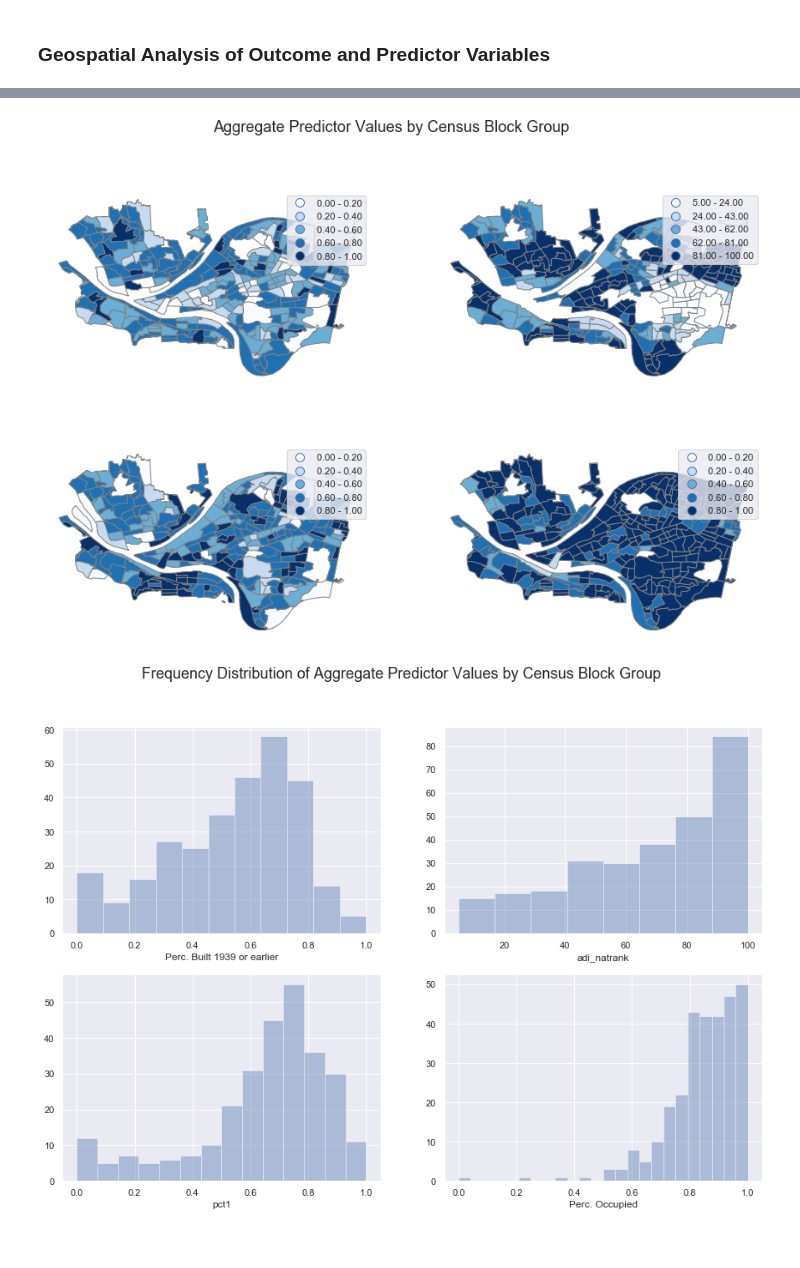
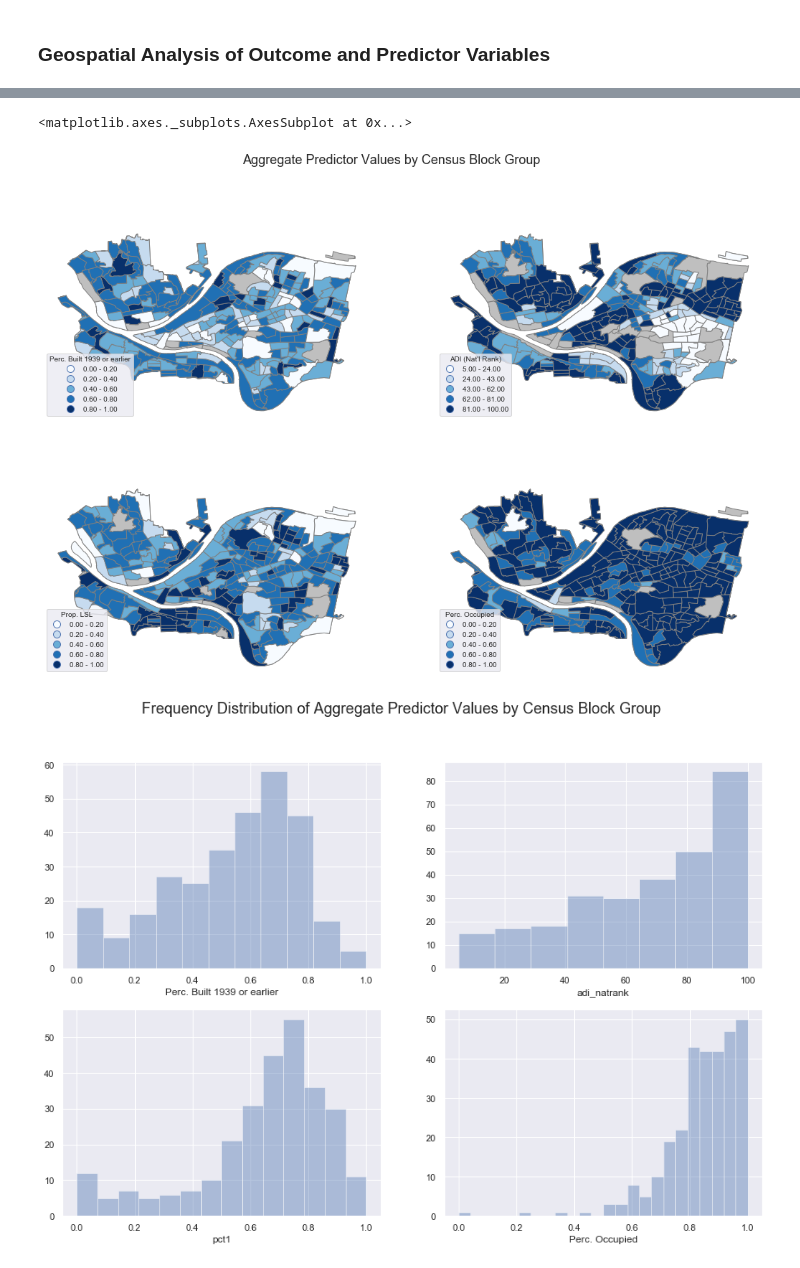
Before and after one commit to raanan-g/PHDL, a Jupyter notebook: GWR/GTLO.ipynb, the cells around one changed output, grey strips where cells are left out. Saved outputs shown, nothing was run; the diff lists cells and outputs as text; code cells hidden in the pictures.

```diff
--- a/GWR/GTLO.ipynb
+++ b/GWR/GTLO.ipynb
@@ -245,12 +242,12 @@ Progress: 99.91%   Fails 0
 # %% [markdown]
 ### Geospatial Analysis of Outcome and Predictor Variables
 # %%
-fig, (ax1,ax2) = plt.subplots(nrows=1, ncols=2, figsize=(20, 4))
+fig, (ax1,ax2) = plt.subplots(nrows=1, ncols=2, figsize=(18, 5))
 fig.suptitle('Aggregate Water Lead Levels by Census Block Group', fontsize=18)
+for ax in [ax1,ax2]:
+    ax = gwr.plot(color='0.75',edgecolor='grey',ax=ax)
+    ax.set_axis_off()
 
-ax1 = agg_df.dropna(subset=['medianPb']).plot(column='medianPb', scheme='equal_interval', cmap='Blues', linewidth=1, edgecolor='grey',legend=True, ax=ax1)
-ax2 = agg_df.dropna(subset=['madPb']).plot(column='madPb', scheme='equal_interval', cmap='Blues', linewidth=1, edgecolor='grey', legend=True, ax=ax2)
-
-for ax in [ax1,ax2]:
-    ax.set_axis_off()
+agg_df.dropna(subset=['medianPb']).plot(column='medianPb', scheme='equal_interval', cmap='Blues', linewidth=1, edgecolor='grey',legend=True,legend_kwds={'title':'Median Pb (norm.)','loc':'lower left','title_fontsize':12,'fontsize':12}, ax=ax1)
+agg_df.dropna(subset=['madPb']).plot(column='madPb', scheme='equal_interval', cmap='Blues', linewidth=1, edgecolor='grey', legend=True, legend_kwds={'title':'MAD Pb','loc':'lower left','title_fontsize':12,'fontsize':12}, ax=ax2)
 # %% [output]
@@ -258,5 +256,5 @@ for ax in [ax1,ax2]:
 # %%
-fig, (ax1,ax2) = plt.subplots(nrows=1, ncols=2, figsize=(10, 5))
+fig, (ax1,ax2) = plt.subplots(nrows=1, ncols=2, figsize=(10, 4))
 fig.suptitle('Aggregate Water Lead Levels by Census Block Group', fontsize=18)
 ax1 = sns.distplot(agg_df.dropna(subset=['medianPb'])['medianPb'],ax=ax1, kde=False)
 ax2 = sns.distplot(agg_df.dropna(subset=['madPb'])['madPb'],ax=ax2, kde=False)
@@ -265,16 +263,18 @@ ax2 = sns.distplot(agg_df.dropna(subset=['madPb'])['madPb'],ax=ax2, kde=False)
 # %%
-fig, ((ax1,ax2),(ax3,ax4)) = plt.subplots(nrows=2, ncols=2, figsize=(15, 10))
+fig, ((ax1,ax2),(ax3,ax4)) = plt.subplots(nrows=2, ncols=2, figsize=(18, 12))
 fig.suptitle('Aggregate Predictor Values by Census Block Group', fontsize=18)
 
-ax1 = agg_df.dropna(subset=['Perc. Built 1939 or earlier']).plot(column='Perc. Built 1939 or earlier', scheme='equal_interval', cmap='Blues', linewidth=1, edgecolor='grey', legend=True, ax=ax1)
-ax2 = agg_df.dropna(subset=['adi_natrank']).plot(column='adi_natrank', scheme='equal_interval', cmap='Blues', linewidth=1, edgecolor='grey', legend=True, ax=ax2)
-ax3 = agg_df.dropna(subset=['pct1']).plot(column='pct1', scheme='equal_interval', cmap='Blues', linewidth=1, edgecolor='grey', legend=True, ax=ax3)
-ax4 = agg_df.dropna(subset=['Perc. Occupied']).plot(column='Perc. Occupied', scheme='equal_interval', cmap='Blues', linewidth=1, edgecolor='grey', legend=True, ax=ax4)
+for ax in [ax1,ax2,ax3,ax4]:
+    ax = gwr.plot(color='0.75', edgecolor='grey', ax=ax)
+    ax.set_axis_off()
 
-for ax in [ax1,ax2,ax3,ax4]:
-    ax.set_axis_off()
+agg_df.dropna(subset=['Perc. Built 1939 or earlier']).plot(column='Perc. Built 1939 or earlier', scheme='equal_interval', cmap='Blues', linewidth=1, edgecolor='grey', legend=True,legend_kwds={'title':'Perc. Built 1939 or earlier','loc':'lower left','title_fontsize':10,'fontsize':10}, ax=ax1)
+agg_df.dropna(subset=['adi_natrank']).plot(column='adi_natrank', scheme='equal_interval', cmap='Blues', linewidth=1, edgecolor='grey', legend=True,legend_kwds={'title':'ADI (Nat\'l Rank)','loc':'lower left','title_fontsize':10,'fontsize':10}, ax=ax2)
+agg_df.dropna(subset=['pct1']).plot(column='pct1', scheme='equal_interval', cmap='Blues', linewidth=1, edgecolor='grey', legend=True,legend_kwds={'title':'Prop. LSL','loc':'lower left','title_fontsize':10,'fontsize':10}, ax=ax3)
+agg_df.dropna(subset=['Perc. Occupied']).plot(column='Perc. Occupied', scheme='equal_interval', cmap='Blues', linewidth=1, edgecolor='grey', legend=True,legend_kwds={'title':'Perc. Occupied','loc':'lower left','title_fontsize':10,'fontsize':10}, ax=ax4)
 # %% [output]
+<matplotlib.axes._subplots.AxesSubplot at 0x...>
-[figure, old version]
+[figure, new version]
 # %%
 fig, ((ax1,ax2),(ax3,ax4)) = plt.subplots(nrows=2, ncols=2, figsize=(15, 10))
 fig.suptitle('Frequency Distribution of Aggregate Predictor Values by Census Block Group', fontsize=18)
```
Also changed, not shown: parts of 13 cells of this notebook.
